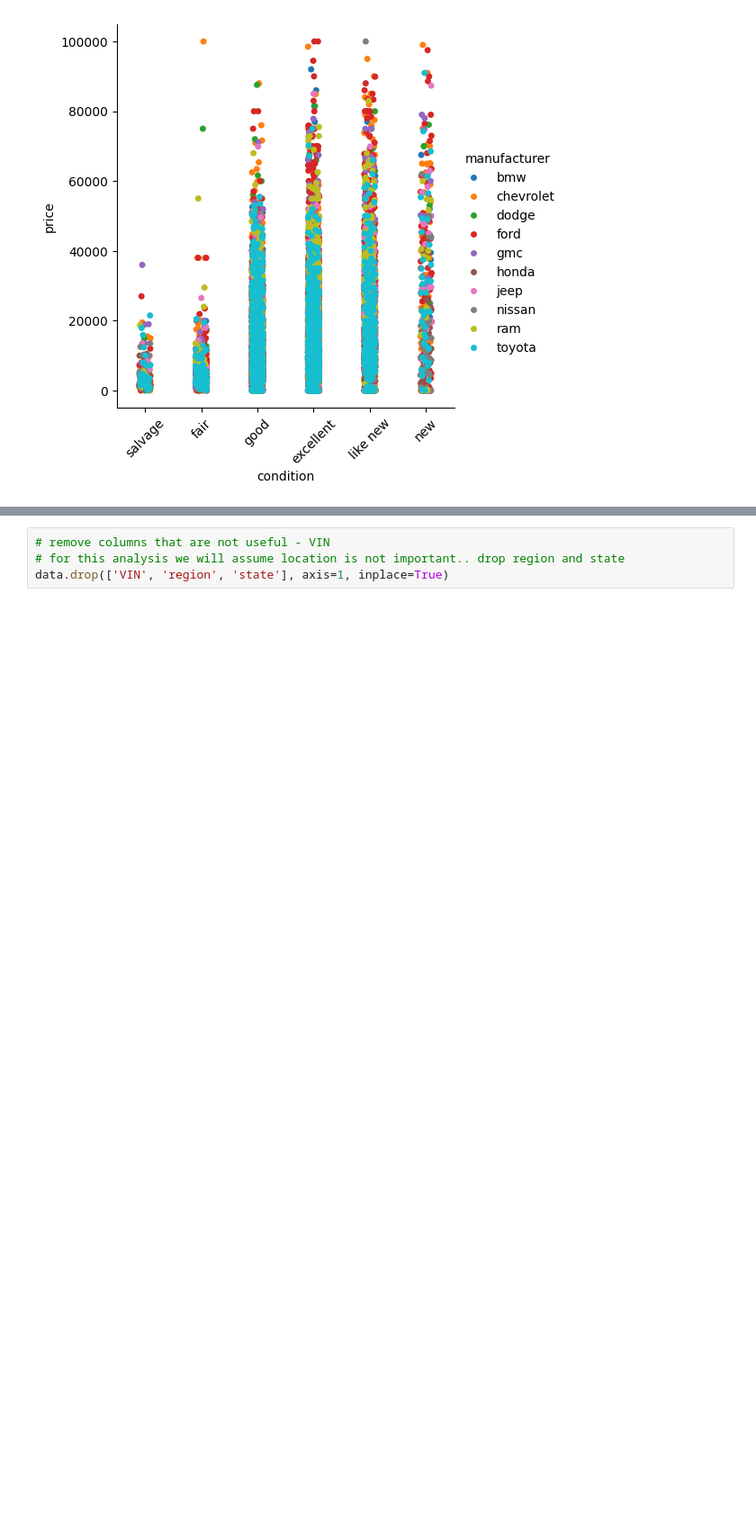
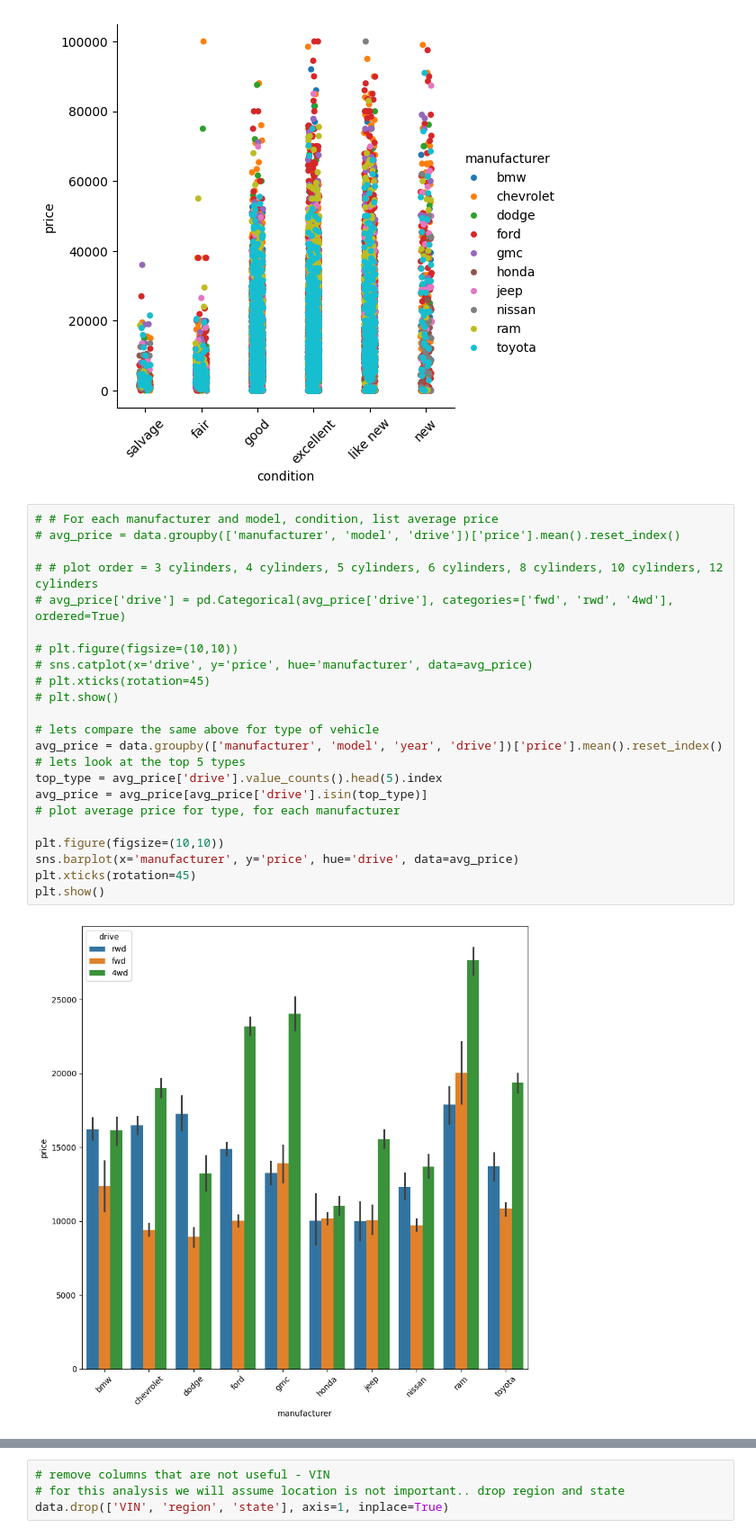
Before and after one commit to gprlearn/UsedCarPrices, a Jupyter notebook: usedcarprices.ipynb, the cells around one changed output, grey strips where cells are left out. Shown at 90% size. Drawn from its saved outputs; the diff is of its cells as text; blank space fills up the shorter version.

```diff
--- a/usedcarprices.ipynb
+++ b/usedcarprices.ipynb
@@ -149,3 +168,28 @@ plt.show()
 # %% [output]
 <Figure size 1000x1000 with 0 Axes>
 [figure]
+# %%
+# # For each manufacturer and model, condition, list average price
+# avg_price = data.groupby(['manufacturer', 'model', 'drive'])['price'].mean().reset_index()
+
+# # plot order = 3 cylinders, 4 cylinders, 5 cylinders, 6 cylinders, 8 cylinders, 10 cylinders, 12 cylinders
+# avg_price['drive'] = pd.Categorical(avg_price['drive'], categories=['fwd', 'rwd', '4wd'], ordered=True)
+
+# plt.figure(figsize=(10,10))
+# sns.catplot(x='drive', y='price', hue='manufacturer', data=avg_price)
+# plt.xticks(rotation=45)
+# plt.show()
+
+# lets compare the same above for type of vehicle
+avg_price = data.groupby(['manufacturer', 'model', 'year', 'drive'])['price'].mean().reset_index()
+# lets look at the top 5 types
+top_type = avg_price['drive'].value_counts().head(5).index
+avg_price = avg_price[avg_price['drive'].isin(top_type)]
+# plot average price for type, for each manufacturer
+
+plt.figure(figsize=(10,10))
+sns.barplot(x='manufacturer', y='price', hue='drive', data=avg_price)
+plt.xticks(rotation=45)
+plt.show()
+# %% [output]
+[figure, added]
```
Also changed, not shown: parts of 7 cells of this notebook.
